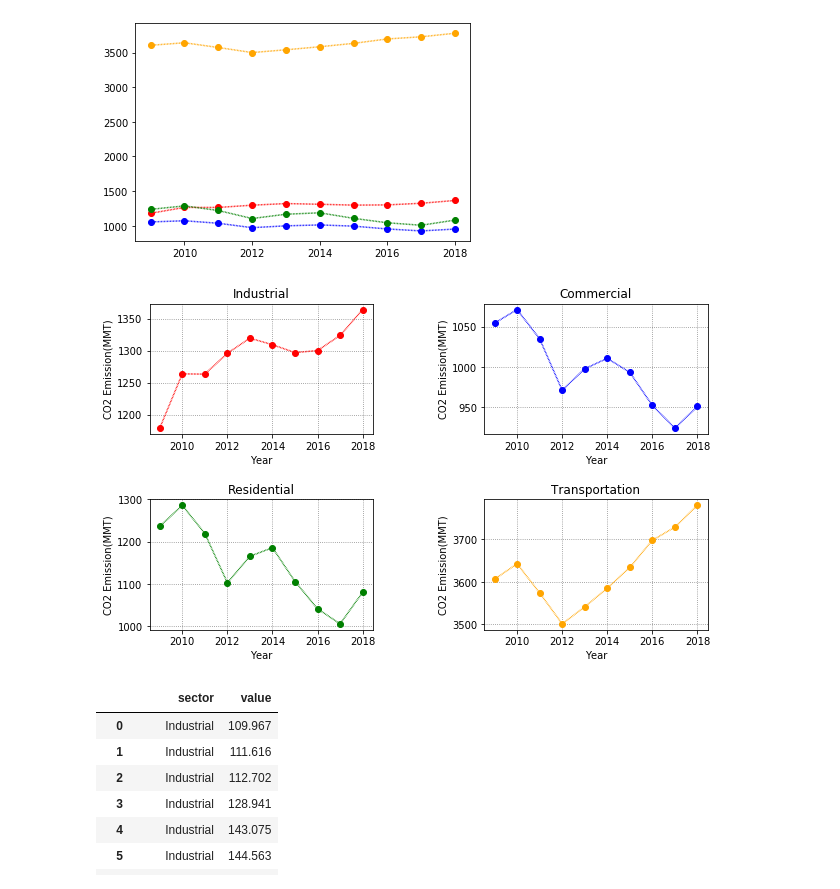
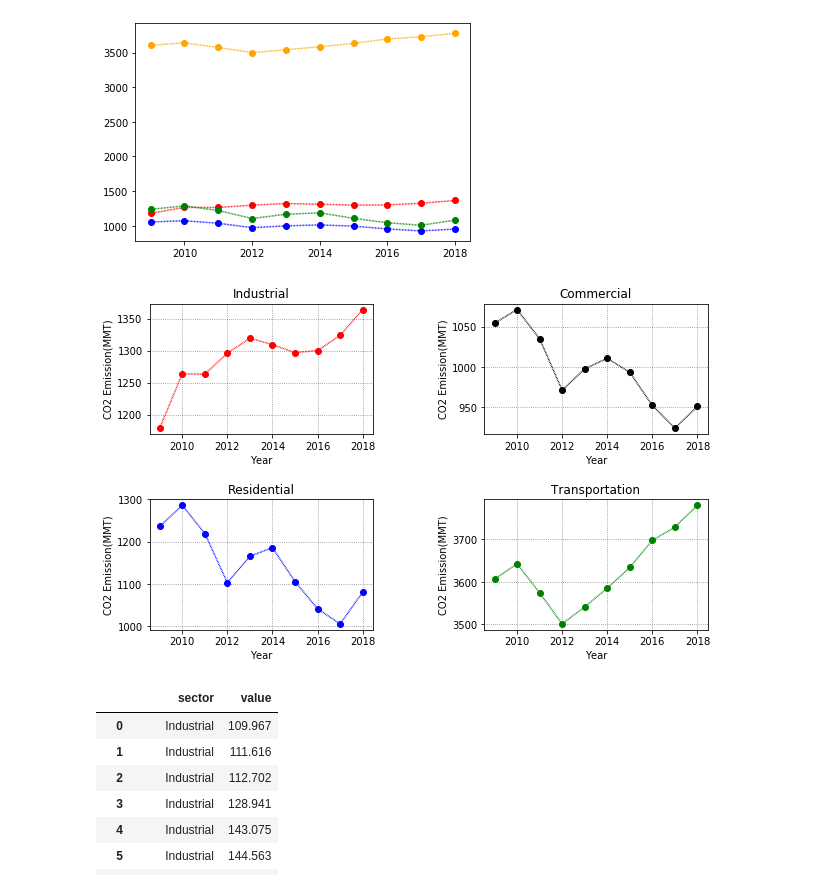
Before and after one commit to DanielMJones2005/Project-1, a Jupyter notebook: work_files/DataVisualization.ipynb, the cells around one changed output. Cells and saved outputs as stored; diff of their text form; code cells hidden in the pictures.

```diff
--- a/work_files/DataVisualization.ipynb
+++ b/work_files/DataVisualization.ipynb
@@ -12,6 +14,6 @@ warnings.filterwarnings('ignore')
 # %%
 # Read School and Student Data File and store into Pandas Data Frames
-co2_ems_df = pd.read_csv("Resources/CO2Ems10YrResIndComTrn.csv")
+co2_ems_df = pd.read_csv("CO2Ems10YrResIndComTrn.csv")
 co2_ems_df = co2_ems_df[["sector", "source", "year", "value"]]
 co2_ems_df = co2_ems_df.loc[co2_ems_df["source"] != "Total Energy" ]
 
@@ -264,37 +271,37 @@ plt.subplots_adjust(hspace=.5)
 
 plt.subplots_adjust (wspace=.5)
 
 
 plt.plot(x_ind, y_ind, color="red", linestyle=(0, (.5,.5)), marker="o")
 plt.title("Industrial")
 plt.grid(b=True, which='major', color='black', linestyle=':', alpha=0.5)
 plt.xlabel("Year")
 plt.ylabel("CO2 Emission(MMT)")
 
 plt.subplot(2, 2, 2)
-plt.plot(x_com, y_com, color="blue", linestyle=(0, (.5,.5)), marker="o")
+plt.plot(x_com, y_com, color="black", linestyle=(0, (.5,.5)), marker="o")
 plt.title("Commercial")
 plt.grid(b=True, which='major', color='black', linestyle=':', alpha=0.5)
 plt.xlabel("Year")
 plt.ylabel("CO2 Emission(MMT)")
 
 plt.subplot(2, 2, 3)
-plt.plot(x_res, y_res, color="green", linestyle=(0, (.5,.5)), marker="o")
+plt.plot(x_res, y_res, color="blue", linestyle=(0, (.5,.5)), marker="o")
 plt.title("Residential")
 plt.grid(b=True, which='major', color='black', linestyle=':', alpha=0.5)
 plt.xlabel("Year")
 plt.ylabel("CO2 Emission(MMT)")
 
 plt.subplot(2, 2, 4)
-plt.plot(x_trn, y_trn, color="orange", linestyle=(0, (.5,.5)), marker="o")
+plt.plot(x_trn, y_trn, color="green", linestyle=(0, (.5,.5)), marker="o")
 plt.title("Transportation")
 plt.grid(b=True, which='major', color='black', linestyle=':', alpha=0.5)
 plt.xlabel("Year")
 plt.ylabel("CO2 Emission(MMT)")
 plt.savefig("CO2EmissionTrendSubplot.png")
 plt.show()
 # %% [output]
-[figure, old version]
+[figure, new version]
 # %%
 
 co2_sec_value = co2_ems_nosingle_df[["sector", "value"]]
```
Also changed, not shown: parts of 20 cells of this notebook.
